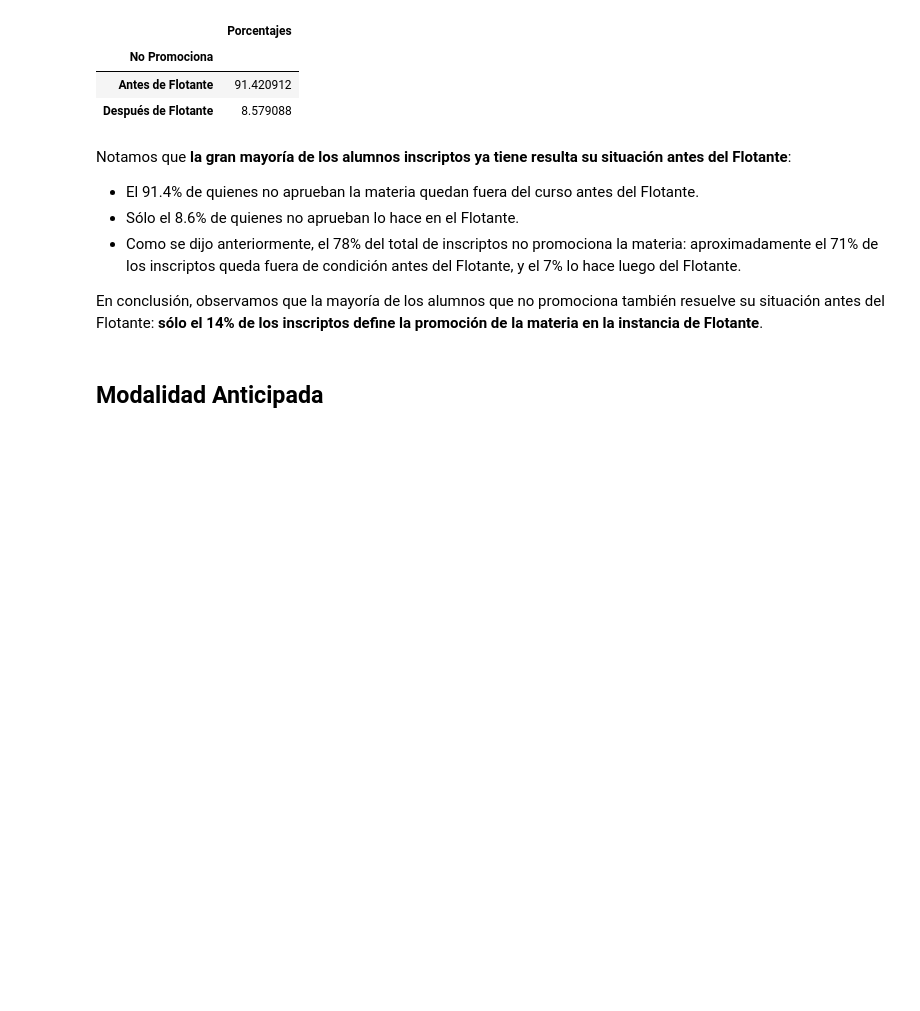
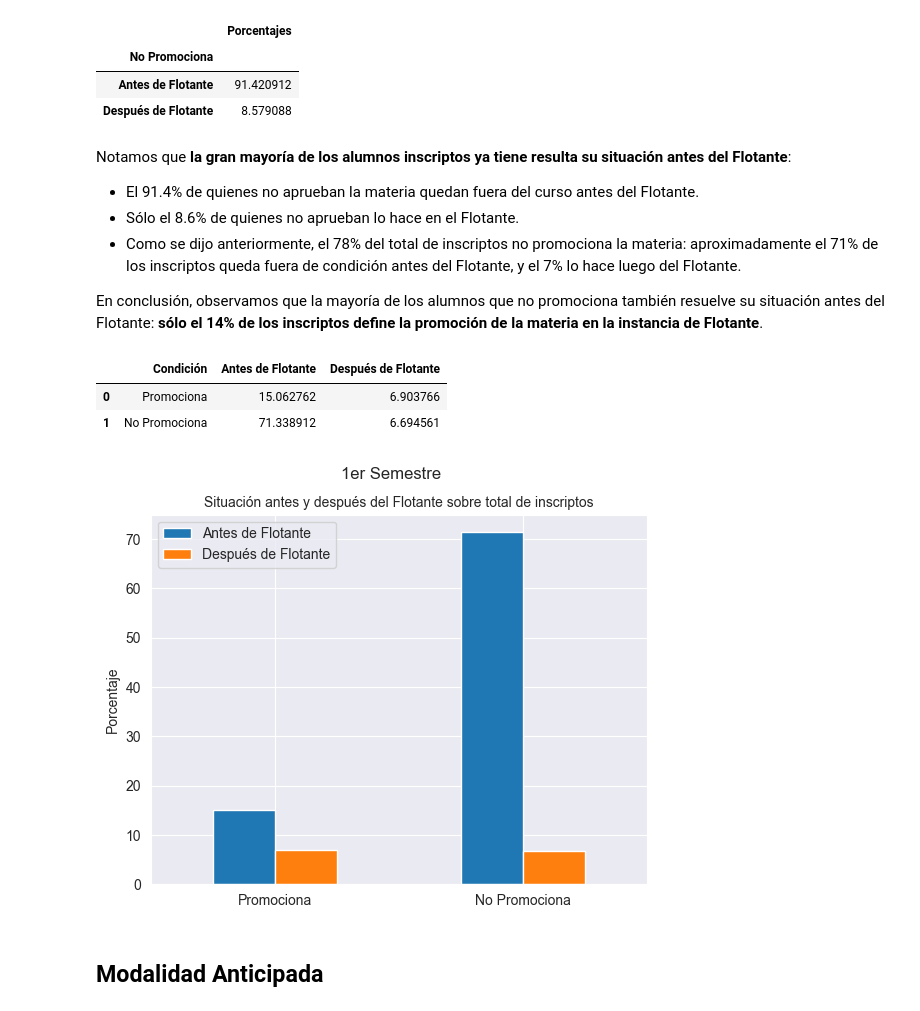
Before and after one commit to juanjogervasio/Intro-courses-analysis, a Jupyter notebook: notebooks/Analisis.ipynb, the cells around one changed output. Saved outputs shown, nothing was run; the diff lists cells and outputs as text; code cells hidden in the pictures; blank space fills up the shorter version.

Commit message:
Agrego gráfico antes y después de Flotante

```diff
--- a/notebooks/Analisis.ipynb
+++ b/notebooks/Analisis.ipynb
@@ -1099,8 +1099,8 @@ Nuevamente se evidencia la mayor dificultad que presenta el Primer Parcial respe
 **NOTA:** en las cursadas virtuales se requería también la condición de aprobar un examen Oral. **No incluiremos entre los Promocionados a quienes hayan Desaprobado el Oral.**
 # %%
 # Filtro por promocionados en 1er Semestre
-condiciones = (mate_pi["Tipo_Cursada"] == "1er Semestre") & (mate_pi["Condicion"] == "Promocionado")
-promo_1S = mate_pi[condiciones]
+condiciones1 = (mate_pi["Tipo_Cursada"] == "1er Semestre") & (mate_pi["Condicion"] == "Promocionado")
+promo_1S = mate_pi[condiciones1]
 
 # Verifico si rindió alguna instancia de Flotante:
 rinde_flotante_1S = promo_1S[["F1","F2"]].isna()\
@@ -1128,8 +1128,8 @@ Observamos que:
 Notamos que la efectividad de las instancias de Parciales resulta ser muy elevada: **la mayoría de los alumnos que promociona lo hace antes del Flotante**. Por otro lado, resulta interesante analizar qué proporción de alumnos ya resulta desaprobado antes de la instancia de Flotante:
 # %%
 # Filtro por No promocionados en 1er Semestre
-condiciones = (mate_pi["Tipo_Cursada"] == "1er Semestre") & (mate_pi["Condicion"] != "Promocionado")
-no_promo_1S = mate_pi[condiciones]
+condiciones2 = (mate_pi["Tipo_Cursada"] == "1er Semestre") & (mate_pi["Condicion"] != "Promocionado")
+no_promo_1S = mate_pi[condiciones2]
 
 # Verifico si rindió alguna instancia de Flotante:
 rinde_flotante_1S = no_promo_1S[["F1","F2"]].isna()\
@@ -1154,6 +1154,39 @@ Notamos que **la gran mayoría de los alumnos inscriptos ya tiene resulta su sit
 - Como se dijo anteriormente, el 78% del total de inscriptos no promociona la materia: aproximadamente el 71% de los inscriptos queda fuera de condición antes del Flotante, y el 7% lo hace luego del Flotante.
 
 En conclusión, observamos que la mayoría de los alumnos que no promociona también resuelve su situación antes del Flotante: **sólo el 14% de los inscriptos define la promoción de la materia en la instancia de Flotante**.
+# %%
+# Creo tabla con el resumen de Condición antes y después de Flotante para 1er Semestre
+antes_despues_1S = pd.concat([antes_despues_promo_1S.transpose(), antes_despues_no_promo_1S.transpose()])\
+                            .reset_index()\
+                            .rename(columns={"index":"Condición"})
+antes_despues_1S.loc[:, "Condición"] = ["Promociona", "No Promociona"]
+
+# Calculo sobre porcentaje total de promocionados y no promocionados en 1er Semestre
+prop_promo = promo_1S.shape[0] / mate_pi[mate_pi["Tipo_Cursada"]=="1er Semestre"].shape[0]
+prop_no_promo = 1 - prop_promo
+
+antes_despues_1S.iloc[0,1:] = antes_despues_1S.iloc[0,1:]*prop_promo
+antes_despues_1S.iloc[1,1:] = antes_despues_1S.iloc[1,1:]*prop_no_promo
+# %%
+antes_despues_1S
+# %% [output]
+|  | Condición | Antes de Flotante | Después de Flotante |
+| 0 | Promociona | 15.062762 | 6.903766 |
+| 1 | No Promociona | 71.338912 | 6.694561 |
+# %%
+# Grafico los resultados de la tabla
+antes_despues_1S.plot(
+    x="Condición",
+    kind="bar"
+)
+plt.title("Situación antes y después del Flotante sobre total de inscriptos", size=10)
+plt.suptitle("1er Semestre")
+plt.xticks(rotation=0)
+plt.xlabel("")
+plt.ylabel("Porcentaje")
+plt.show()
+# %% [output]
+[figure, added]
 # %%
 # En construcción
 # %% [markdown]
```
Also changed, not shown: parts of 3 cells of this notebook.
